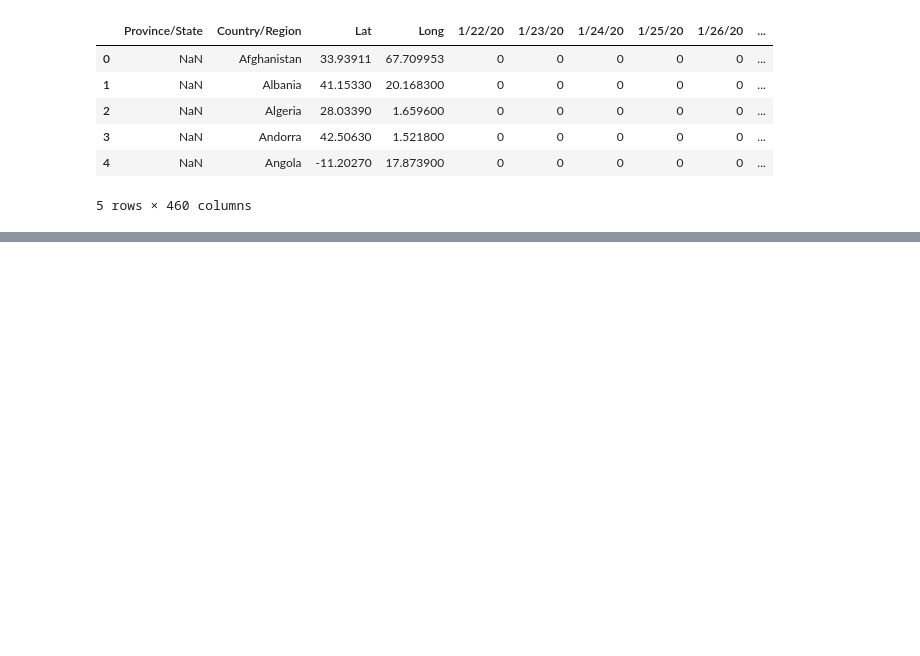
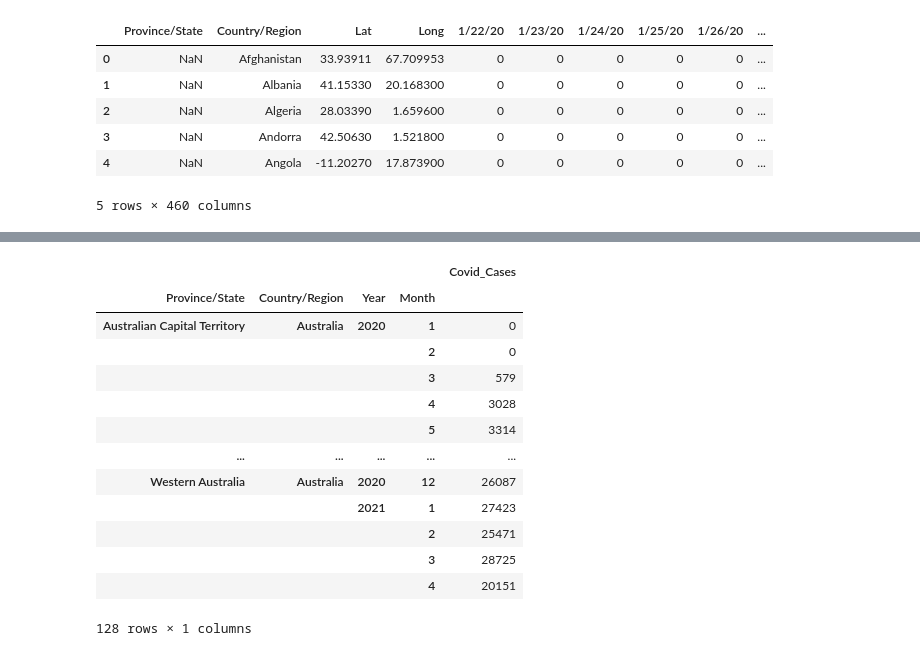
Before and after one commit to rfcamo/group5project, a Jupyter notebook: Covid Data Clean.ipynb, the cells around one changed output, grey strips where cells are left out. Drawn from its saved outputs; the diff is of its cells as text; code cells hidden in the pictures; blank space fills up the shorter version.

Commit message:
Covid data cleaned via month

```diff
--- a/Covid Data Clean.ipynb
+++ b/Covid Data Clean.ipynb
@@ -65,4 +61,8 @@ australian_cases
 # %%
 australian_cases_melt = australian_cases.melt(id_vars=["Province/State", "Country/Region"],
                      var_name ="Date", value_name="Covid_Cases")
+australian_deaths_melt = australian_deaths.melt(id_vars=["Province/State", "Country/Region"],
+                     var_name ="Date", value_name="Covid_Cases")
+australian_recovered_melt = australian_recovered.melt(id_vars=["Province/State", "Country/Region"],
+                     var_name ="Date", value_name="Covid_Cases")
 australian_cases_melt.head()
@@ -69,4 +76,6 @@ australian_cases_melt.head()
 # %%
 australian_cases_melt["Date"] = pd.to_datetime(australian_cases_melt["Date"])
+australian_deaths_melt["Date"] = pd.to_datetime(australian_deaths_melt["Date"])
+australian_recovered_melt["Date"] = pd.to_datetime(australian_recovered_melt["Date"])
 # %%
 australian_cases_melt.head(10)
@@ -73,2 +94,5 @@ australian_cases_melt.head(10)
 # %%
 australian_cases_melt["Month"] = australian_cases_melt["Date"].dt.month
+australian_deaths_melt["Month"] = australian_deaths_melt["Date"].dt.month
+australian_recovered_melt["Month"] = australian_recovered_melt["Date"].dt.month
+australian_cases_melt.head()
@@ -75,2 +106,5 @@ australian_cases_melt["Month"] = australian_cases_melt["Date"].dt.month
 # %%
 australian_cases_melt["Year"] = australian_cases_melt["Date"].dt.year
+australian_deaths_melt["Year"] = australian_deaths_melt["Date"].dt.year
+australian_recovered_melt["Year"] = australian_recovered_melt["Date"].dt.year
+australian_cases_melt.head()
@@ -77,3 +118,20 @@ australian_cases_melt["Year"] = australian_cases_melt["Date"].dt.year
 # %%
 cases_groupby = australian_cases_melt.groupby(["Province/State","Country/Region","Year", "Month"]).sum()
-cases_groupby.head()
+deaths_groupby = australian_deaths_melt.groupby(["Province/State","Country/Region","Year", "Month"]).sum()
+recovered_groupby = australian_recovered_melt.groupby(["Province/State","Country/Region","Year", "Month"]).sum()
+cases_groupby
+# %% [output]
+|  |  |  |  | Covid_Cases |
+| Province/State | Country/Region | Year | Month |  |
+| Australian Capital Territory | Australia | 2020 | 1 | 0 |
+|  |  |  | 2 | 0 |
+|  |  |  | 3 | 579 |
+|  |  |  | 4 | 3028 |
+|  |  |  | 5 | 3314 |
+| ... | ... | ... | ... | ... |
+| Western Australia | Australia | 2020 | 12 | 26087 |
+|  |  | 2021 | 1 | 27423 |
+|  |  |  | 2 | 25471 |
+|  |  |  | 3 | 28725 |
+|  |  |  | 4 | 20151 |
+128 rows × 1 columns
```
Also changed, not shown: parts of 7 cells of this notebook.
